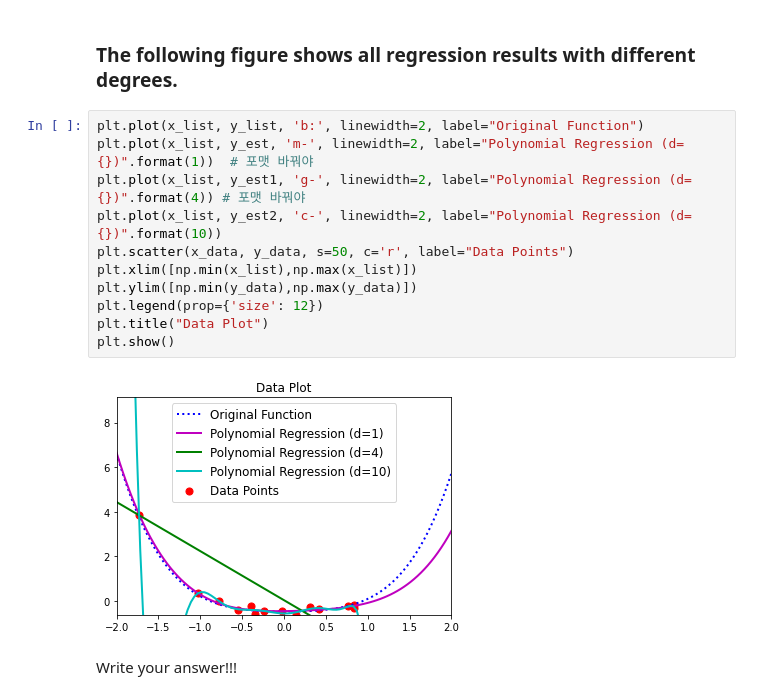
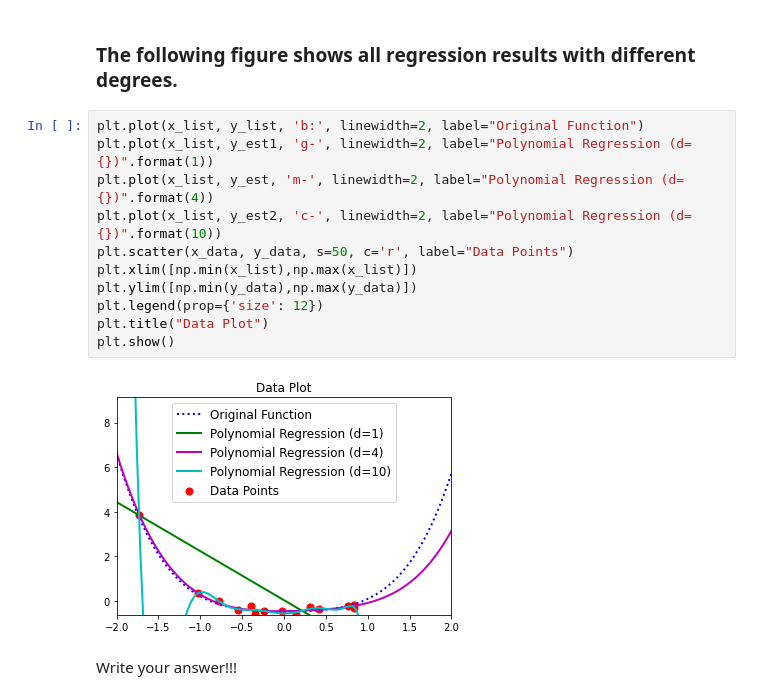
Before and after one commit to thwan11/open_source_sw_midterm_project, a Jupyter notebook: midterm_project.ipynb, the cells around one changed output. Drawn from its saved outputs; the diff is of its cells as text.

Commit message:
Modified labels of the last graph

```diff
--- a/midterm_project.ipynb
+++ b/midterm_project.ipynb
@@ -201,17 +201,17 @@ plt.show()
 ### The following figure shows all regression results with different degrees.
 # %%
 plt.plot(x_list, y_list, 'b:', linewidth=2, label="Original Function")
-plt.plot(x_list, y_est, 'm-', linewidth=2, label="Polynomial Regression (d={})".format(1))  # 포맷 바꿔야
-plt.plot(x_list, y_est1, 'g-', linewidth=2, label="Polynomial Regression (d={})".format(4)) # 포맷 바꿔야
+plt.plot(x_list, y_est1, 'g-', linewidth=2, label="Polynomial Regression (d={})".format(1))
+plt.plot(x_list, y_est, 'm-', linewidth=2, label="Polynomial Regression (d={})".format(4))
 plt.plot(x_list, y_est2, 'c-', linewidth=2, label="Polynomial Regression (d={})".format(10))
 plt.scatter(x_data, y_data, s=50, c='r', label="Data Points")
 plt.xlim([np.min(x_list),np.max(x_list)])
 plt.ylim([np.min(y_data),np.max(y_data)])
 plt.legend(prop={'size': 12})
 plt.title("Data Plot")
 plt.show()
 # %% [output]
-[figure, old version]
+[figure, new version]
 # %% [markdown]
 Write your answer!!!
 # %% [markdown]
```
